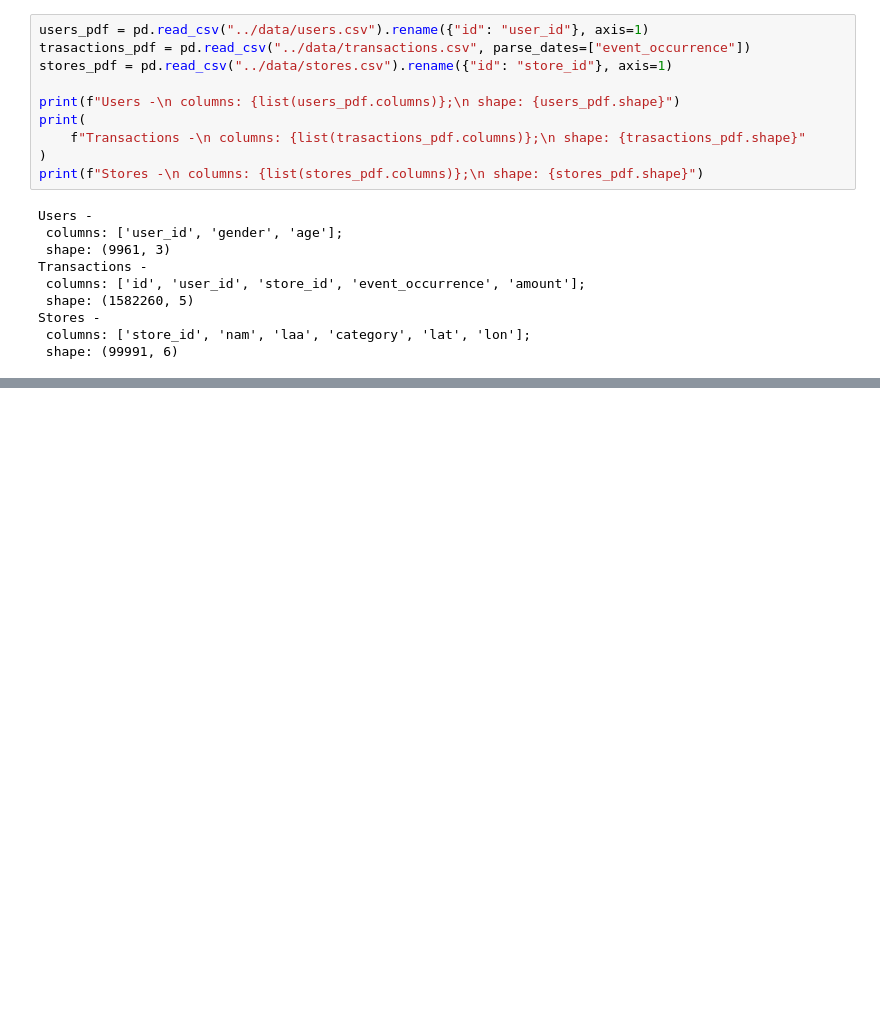
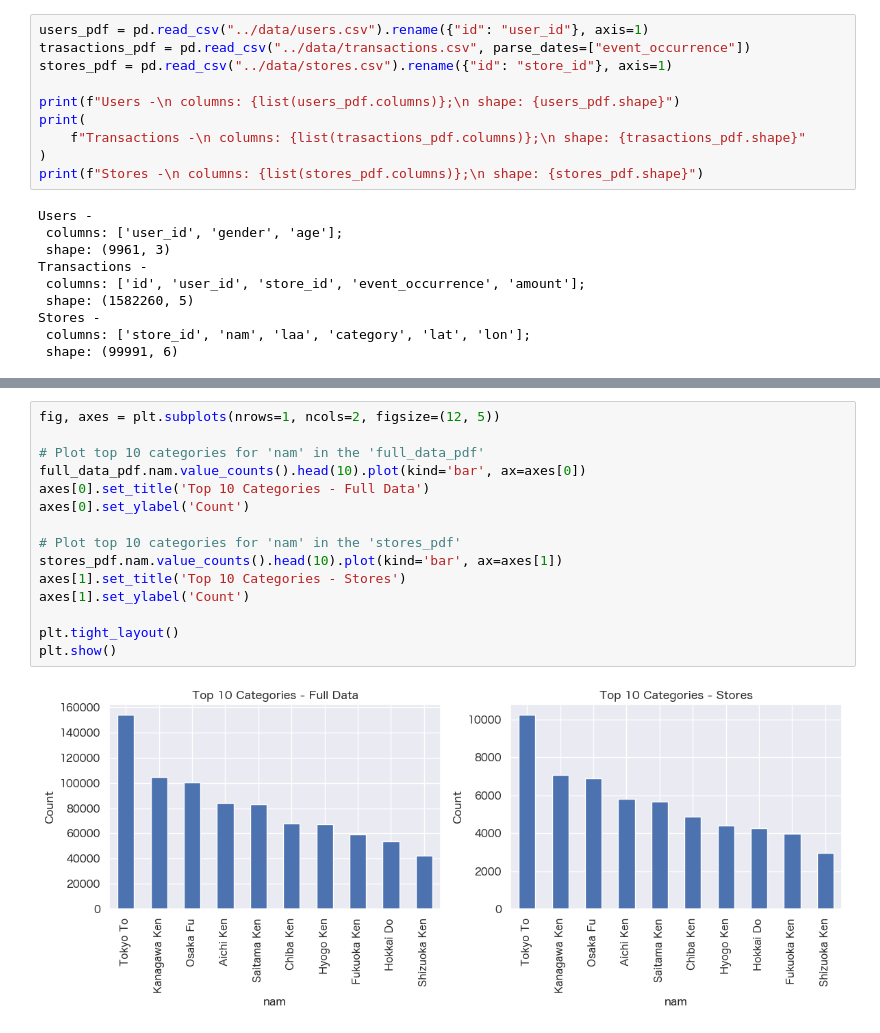
Before and after one commit to egpivo/gmv-forecaster, a Jupyter notebook: notebooks/exploratory_data_analysis.ipynb, the cells around one changed output, grey strips where cells are left out. Saved outputs shown, nothing was run; the diff lists cells and outputs as text; blank space fills up the shorter version.

```diff
--- a/notebooks/exploratory_data_analysis.ipynb
+++ b/notebooks/exploratory_data_analysis.ipynb
@@ -533,0 +196,17 @@ Error:
+# %%
+fig, axes = plt.subplots(nrows=1, ncols=2, figsize=(12, 5))
+
+# Plot top 10 categories for 'nam' in the 'full_data_pdf'
+full_data_pdf.nam.value_counts().head(10).plot(kind='bar', ax=axes[0])
+axes[0].set_title('Top 10 Categories - Full Data')
+axes[0].set_ylabel('Count')
+
+# Plot top 10 categories for 'nam' in the 'stores_pdf'
+stores_pdf.nam.value_counts().head(10).plot(kind='bar', ax=axes[1])
+axes[1].set_title('Top 10 Categories - Stores')
+axes[1].set_ylabel('Count')
+
+plt.tight_layout()
+plt.show()
+# %% [output]
+[figure, added]
```
Also changed, not shown: parts of 89 cells of this notebook, 3 other files.
